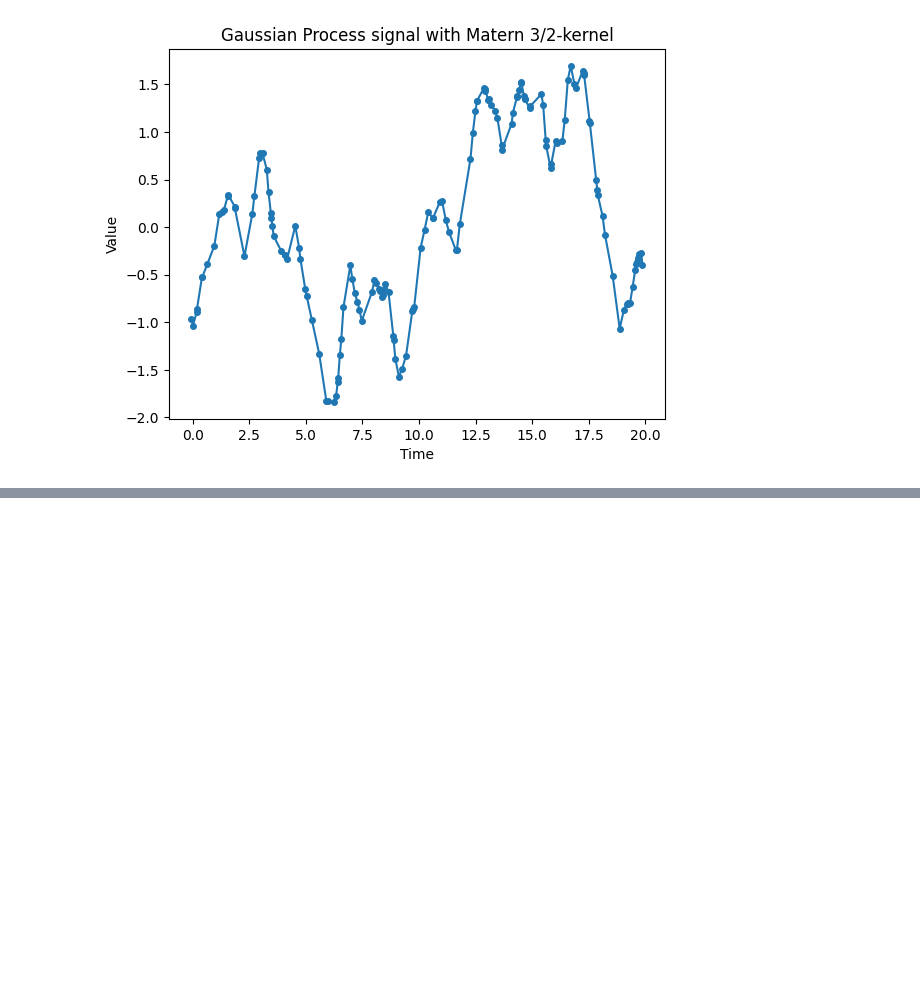
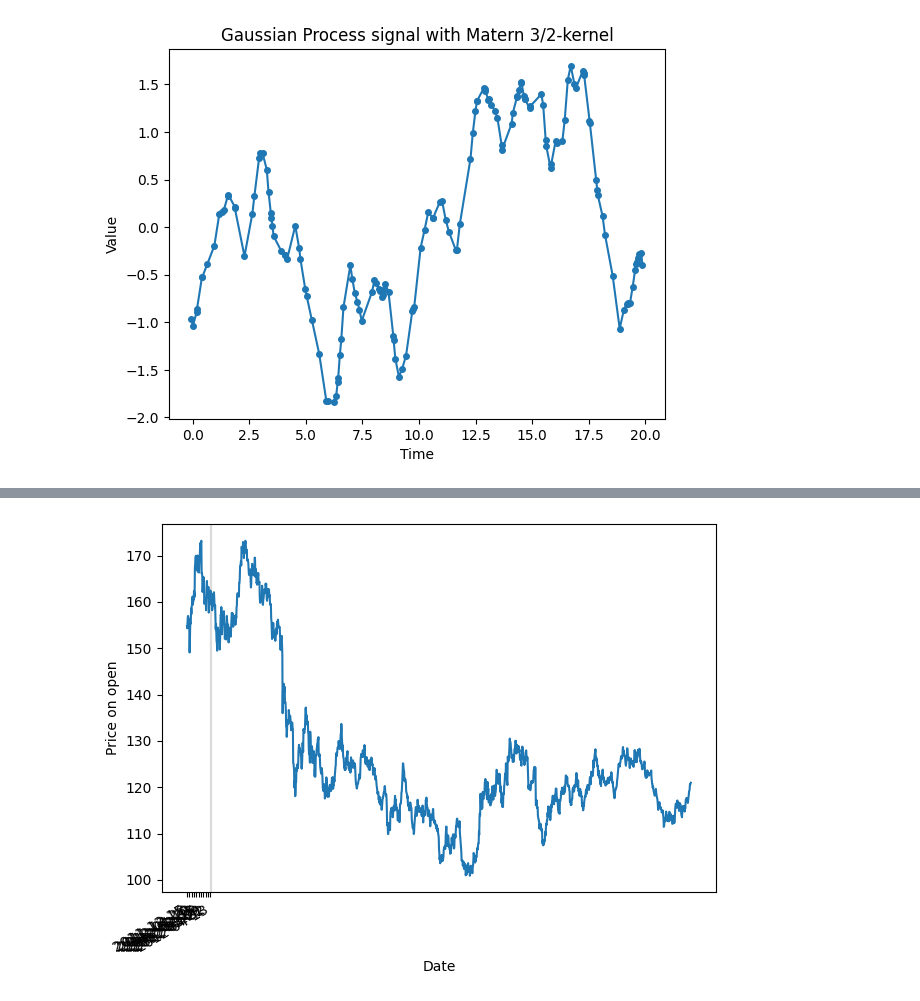
Before and after one commit to AleksandrMorozov123/Time-series-theory, a Jupyter notebook: time-series-forecasting.ipynb, the cells around one changed output, grey strips where cells are left out. Cells and saved outputs as stored; diff of their text form; code cells hidden in the pictures; blank space fills up the shorter version.

```diff
--- a/time-series-forecasting.ipynb
+++ b/time-series-forecasting.ipynb
@@ -187,0 +210,3 @@ Text(0.5, 1.0, 'Gaussian Process signal with Matern 3/2-kernel')
+# %%
+df = pd.read_csv ('/kaggle/input/gold-price-prediction-dataset/FINAL_USO.csv')
+df.head ()
@@ -187,0 +221,13 @@ Text(0.5, 1.0, 'Gaussian Process signal with Matern 3/2-kernel')
+# %%
+fig, ax = plt.subplots ()
+ax.plot (df ['Date'], df ['Open'])
+ax.set_xlabel ("Date")
+ax.set_ylabel ('Price on open')
+ax.axvspan (80, 83, color = '#808080', alpha = 0.2)
+
+plt.xticks (np.arange (0, 81, 8))
+
+fig.autofmt_xdate ()
+plt.tight_layout ()
+# %% [output]
+[figure, added]
```
Also changed, not shown: parts of 9 cells of this notebook.
